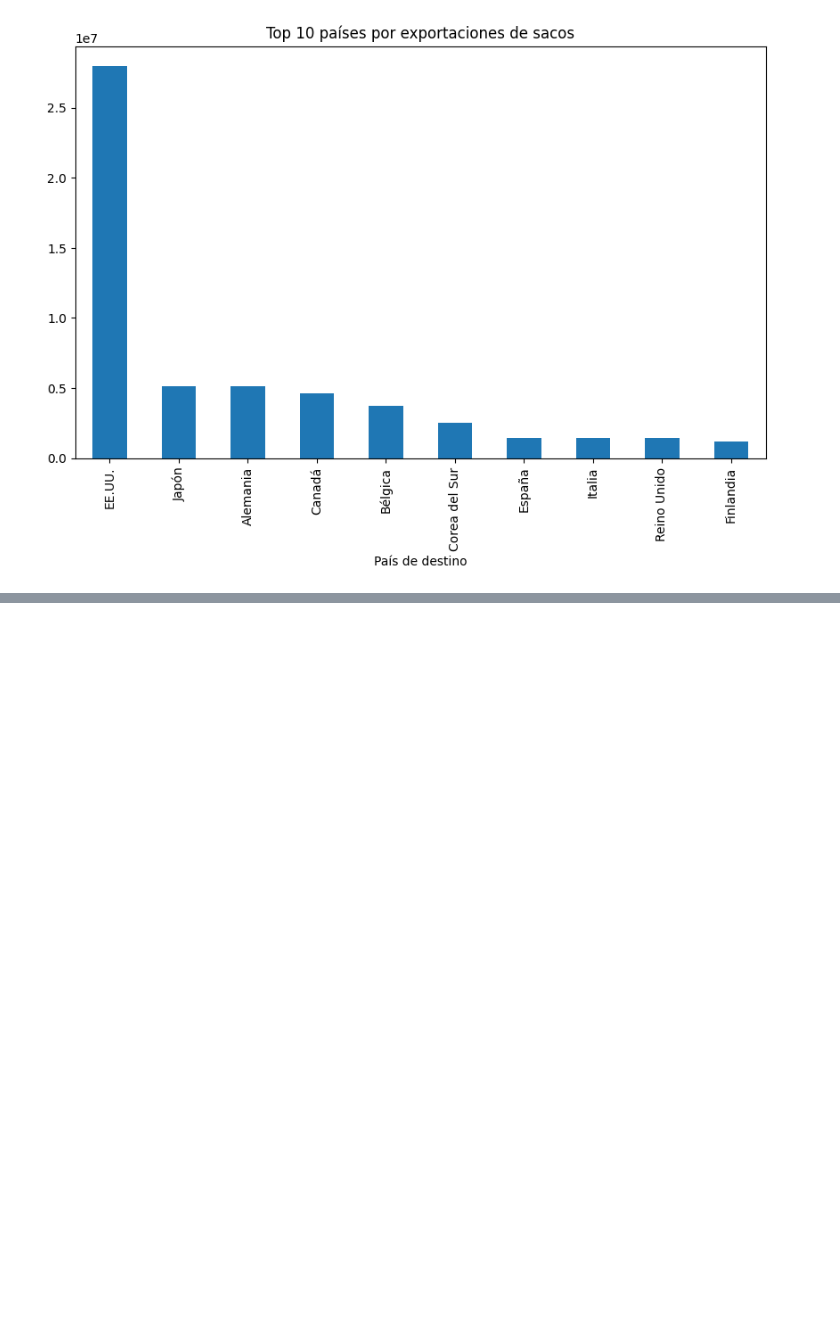
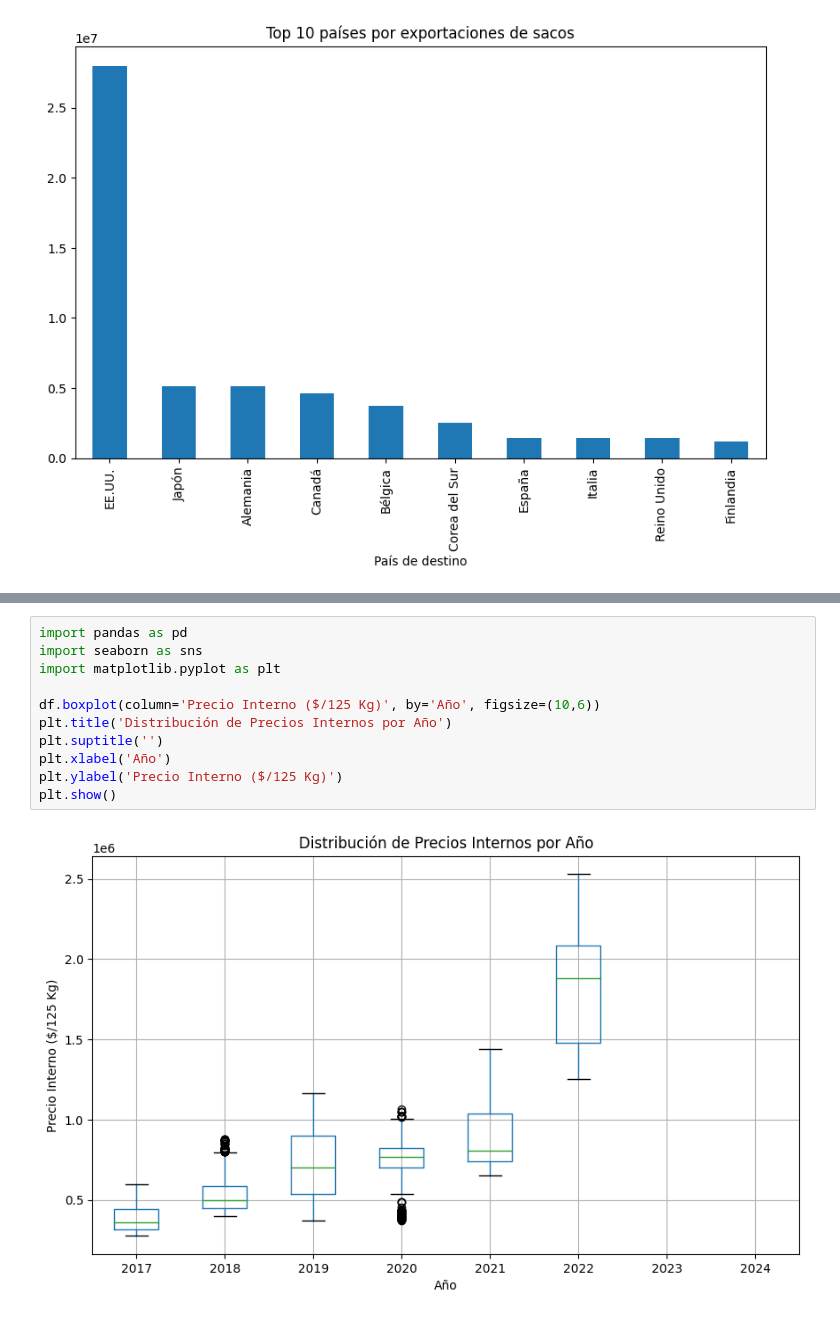
Before and after one commit to mauricioquezada/funtions-infocafe, a Jupyter notebook: cafeinforme.ipynb, the cells around one changed output, grey strips where cells are left out. Drawn from its saved outputs; the diff is of its cells as text; blank space fills up the shorter version.

```diff
--- a/cafeinforme.ipynb
+++ b/cafeinforme.ipynb
@@ -334,0 +365,13 @@ Name: Sacos de 70 kg. equivalente real Exportados, dtype: int64
+# %%
+import pandas as pd
+import seaborn as sns
+import matplotlib.pyplot as plt
+
+df.boxplot(column='Precio Interno ($/125 Kg)', by='Año', figsize=(10,6))
+plt.title('Distribución de Precios Internos por Año')
+plt.suptitle('')
+plt.xlabel('Año')
+plt.ylabel('Precio Interno ($/125 Kg)')
+plt.show()
+# %% [output]
+[figure, added]
```
Also changed, not shown: parts of 9 cells of this notebook.
